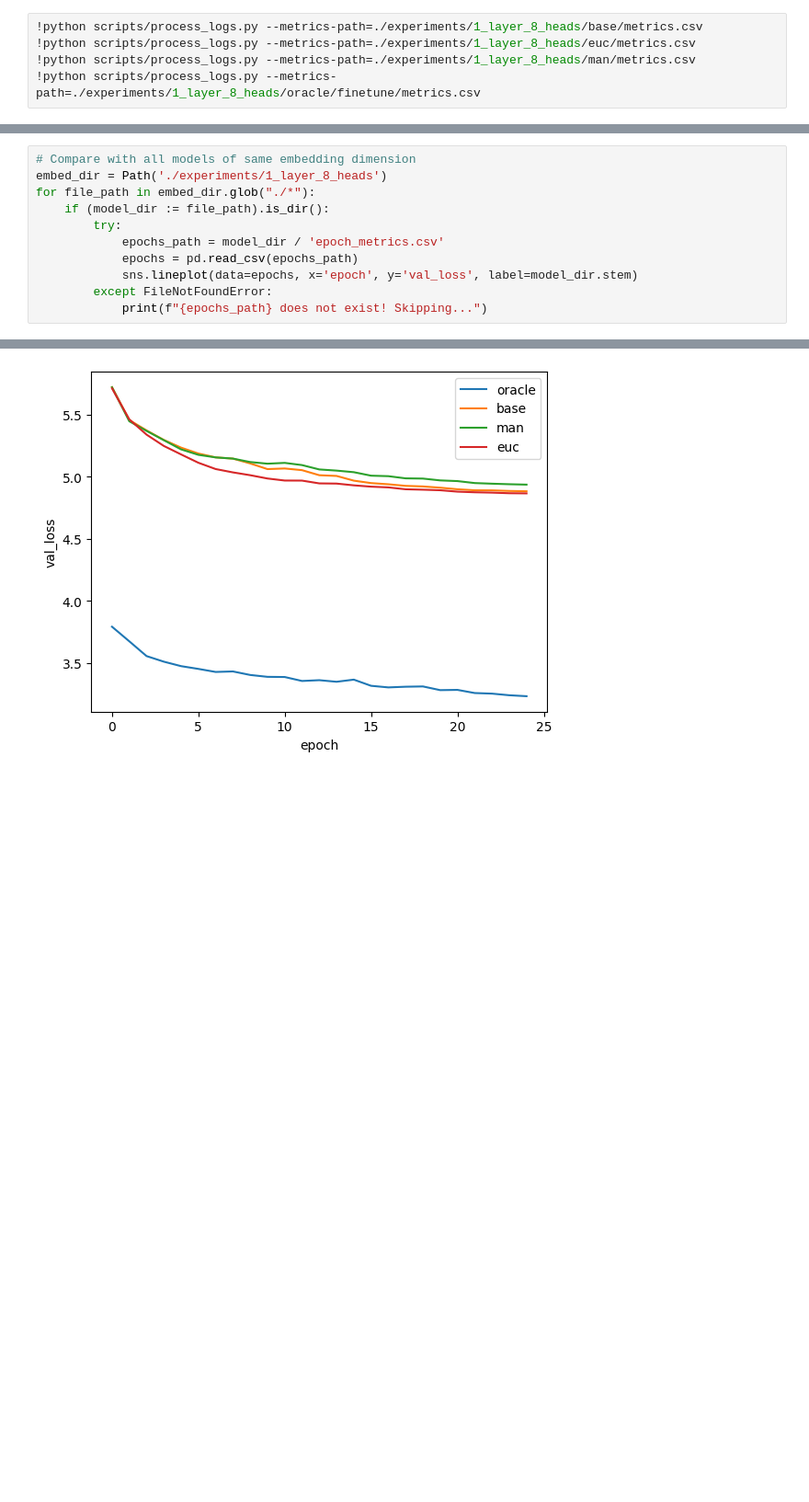
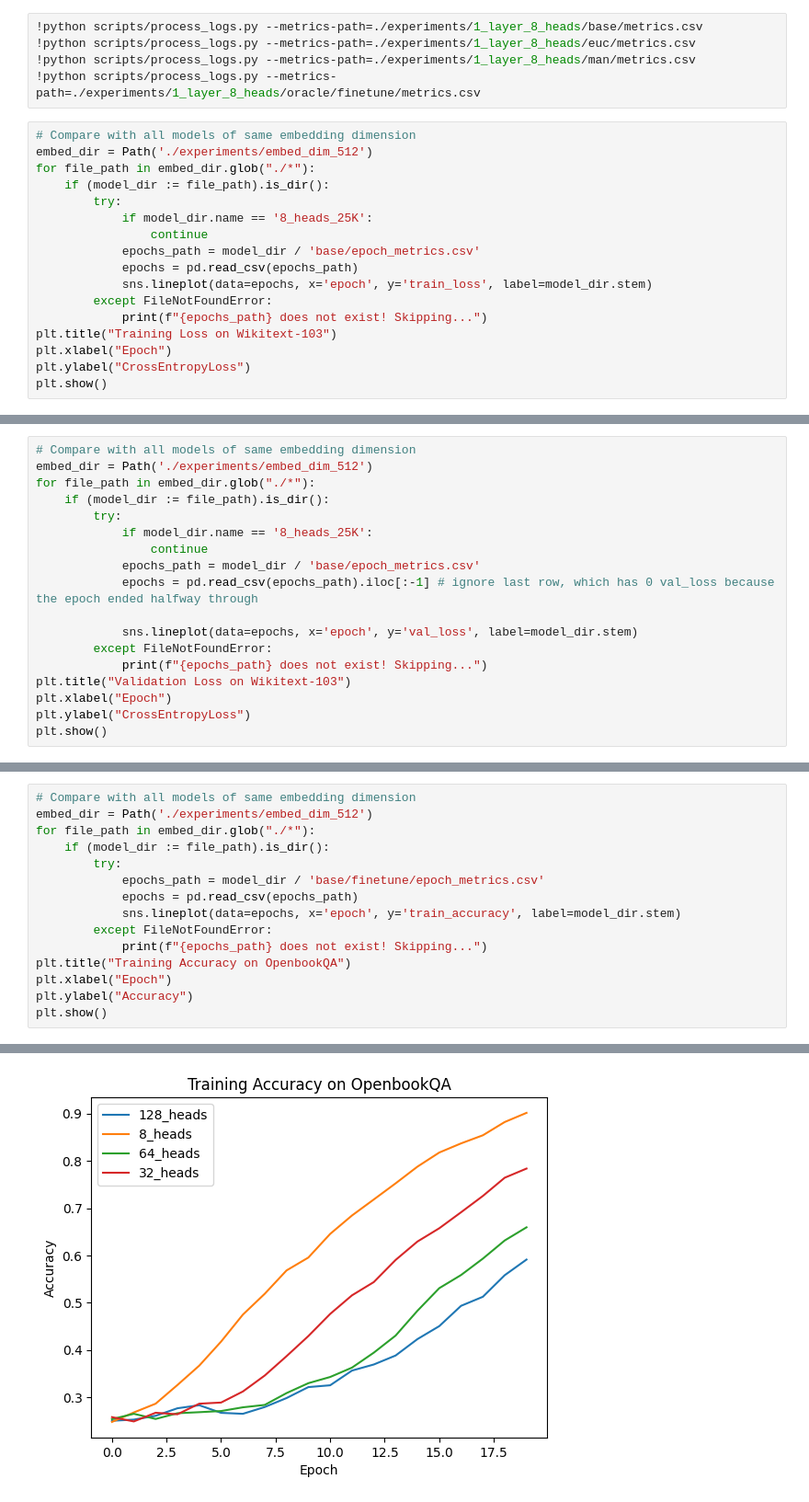
Before and after one commit to knwilliams319/stolen-attention, a Jupyter notebook: visualize_logs.ipynb, the cells around one changed output, grey strips where cells are left out. Shown at 92% size. Drawn from its saved outputs; the diff is of its cells as text; blank space fills up the shorter version.

Commit message:
Produce loss curves and accuracy plots

```diff
--- a/visualize_logs.ipynb
+++ b/visualize_logs.ipynb
@@ -52,3 +52,20 @@ sns.lineplot(data=epoch_metrics, x='epoch', y='val_loss', label='val')
 !python scripts/process_logs.py --metrics-path=./experiments/1_layer_8_heads/euc/metrics.csv
 !python scripts/process_logs.py --metrics-path=./experiments/1_layer_8_heads/man/metrics.csv
 !python scripts/process_logs.py --metrics-path=./experiments/1_layer_8_heads/oracle/finetune/metrics.csv
+# %%
+# Compare with all models of same embedding dimension
+embed_dir = Path('./experiments/embed_dim_512')
+for file_path in embed_dir.glob("./*"):
+    if (model_dir := file_path).is_dir():
+        try:
+            if model_dir.name == '8_heads_25K':
+                continue
+            epochs_path = model_dir / 'base/epoch_metrics.csv'
+            epochs = pd.read_csv(epochs_path)
+            sns.lineplot(data=epochs, x='epoch', y='train_loss', label=model_dir.stem)
+        except FileNotFoundError:
+            print(f"{epochs_path} does not exist! Skipping...")
+plt.title("Training Loss on Wikitext-103")
+plt.xlabel("Epoch")
+plt.ylabel("CrossEntropyLoss")
+plt.show()
@@ -54,0 +74,18 @@ sns.lineplot(data=epoch_metrics, x='epoch', y='val_loss', label='val')
+# %%
+# Compare with all models of same embedding dimension
+embed_dir = Path('./experiments/embed_dim_512')
+for file_path in embed_dir.glob("./*"):
+    if (model_dir := file_path).is_dir():
+        try:
+            if model_dir.name == '8_heads_25K':
+                continue
+            epochs_path = model_dir / 'base/epoch_metrics.csv'
+            epochs = pd.read_csv(epochs_path).iloc[:-1] # ignore last row, which has 0 val_loss because the epoch ended halfway through
+
+            sns.lineplot(data=epochs, x='epoch', y='val_loss', label=model_dir.stem)
+        except FileNotFoundError:
+            print(f"{epochs_path} does not exist! Skipping...")
+plt.title("Validation Loss on Wikitext-103")
+plt.xlabel("Epoch")
+plt.ylabel("CrossEntropyLoss")
+plt.show()
@@ -55,12 +94,16 @@ sns.lineplot(data=epoch_metrics, x='epoch', y='val_loss', label='val')
 # %%
 # Compare with all models of same embedding dimension
-embed_dir = Path('./experiments/1_layer_8_heads')
+embed_dir = Path('./experiments/embed_dim_512')
 for file_path in embed_dir.glob("./*"):
     if (model_dir := file_path).is_dir():
         try:
-            epochs_path = model_dir / 'epoch_metrics.csv'
+            epochs_path = model_dir / 'base/finetune/epoch_metrics.csv'
             epochs = pd.read_csv(epochs_path)
-            sns.lineplot(data=epochs, x='epoch', y='val_loss', label=model_dir.stem)
+            sns.lineplot(data=epochs, x='epoch', y='train_accuracy', label=model_dir.stem)
         except FileNotFoundError:
             print(f"{epochs_path} does not exist! Skipping...")
+plt.title("Training Accuracy on OpenbookQA")
+plt.xlabel("Epoch")
+plt.ylabel("Accuracy")
+plt.show()
 # %% [output]
@@ -67 +111 @@ for file_path in embed_dir.glob("./*"):
-[figure, old version]
+[figure, new version]
```
Also changed, not shown: parts of 5 cells of this notebook, 1 other file.
